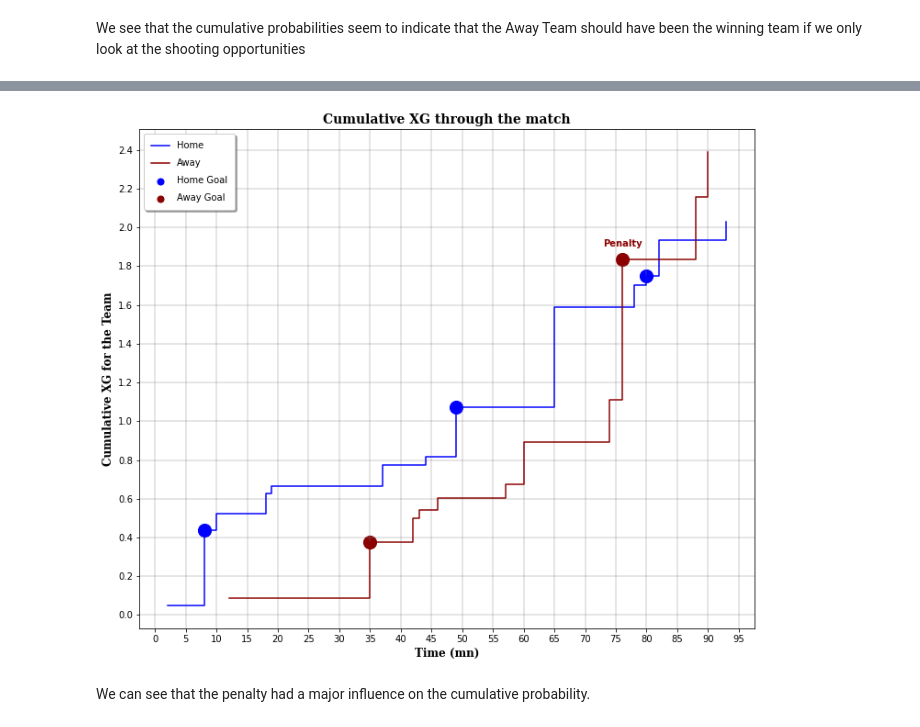
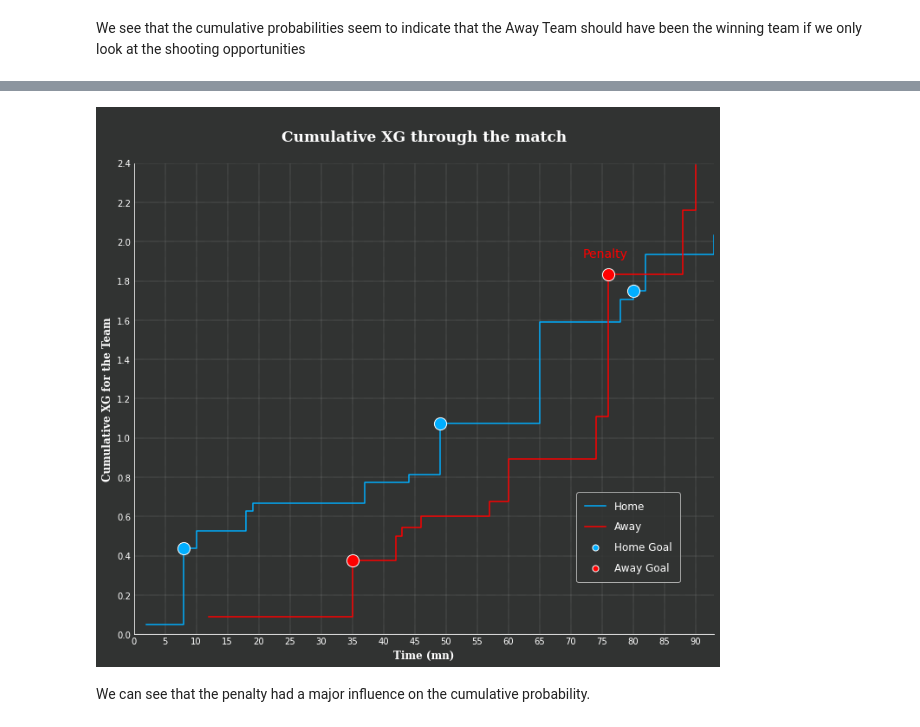
Before and after one commit to ChloeGobe/expected-goals, a Jupyter notebook: 2-match-analysis.ipynb, the cells around one changed output, grey strips where cells are left out. Saved outputs shown, nothing was run; the diff lists cells and outputs as text; code cells hidden in the pictures.

Commit message:
Fine tuning of the visualisations

```diff
--- a/2-match-analysis.ipynb
+++ b/2-match-analysis.ipynb
@@ -482,27 +546,60 @@ away_shots["cumulative-xg"] = away_shots["XG"].cumsum()
 # %%
 # Plot the probabilities evoluting during the game
 fig=plt.figure(figsize=(12,10))
 ax=fig.add_subplot(1,1,1)
 
+# Set the background color
+background = "#313332"
+ax.set_facecolor(background)
+fig.set_facecolor(background)
+
+# Set the grid
+ax.grid(color="lightgrey", linestyle="dotted", linewidth=0.4, zorder=1)
+
 # Plot the evolution of the cumulative probabilities
-ax.step(home_shots["minutes"], home_shots["cumulative-xg"], where="post",  label="Home", color="blue")
-ax.step(away_shots["minutes"], away_shots["cumulative-xg"], where="post",  label="Away", color="darkred")
+ax.step(home_shots["minutes"], home_shots["cumulative-xg"], where="post",  label="Home", color="#00aeff", zorder=2)
+ax.step(away_shots["minutes"], away_shots["cumulative-xg"], where="post",  label="Away", color="red", zorder=2)
 
 # Plot the goals
-ax.scatter(home_shots[home_shots["Goal"] == 1]["minutes"], home_shots[home_shots["Goal"] == 1]["cumulative-xg"], color="blue", s=200, label="Home Goal")
-ax.scatter(away_shots[away_shots["Goal"] == 1]["minutes"], away_shots[away_shots["Goal"] == 1]["cumulative-xg"], color="darkred", s=200, label="Away Goal")
-ax.text(73,1.90, "Penalty", color="darkred",fontweight="bold")
+ax.scatter(home_shots[home_shots["Goal"] == 1]["minutes"], home_shots[home_shots["Goal"] == 1]["cumulative-xg"],
+            color="#00aeff", s=200, label="Home Goal", edgecolor='w', zorder=3)
+ax.scatter(away_shots[away_shots["Goal"] == 1]["minutes"], away_shots[away_shots["Goal"] == 1]["cumulative-xg"],
+            color="red", s=200, label="Away Goal", edgecolor='w', zorder=3)
+ax.text(72,1.92, "Penalty", color="red", fontsize=14)
 
-plt.legend(loc='upper left',fontsize=10, markerscale=0.5,borderpad=0.8, labelspacing=0.9,shadow=True)
-plt.title("Cumulative XG through the match", fontsize=14, fontweight="bold", fontfamily="serif")
-plt.xlabel("Time (mn)", fontsize=12, fontweight="bold", fontfamily="serif")
-ax.grid(color="grey", linestyle="-", linewidth=0.4)
-plt.xticks([x for x in range(0,100,5)])
-plt.yticks([x/10 for x in range(0,25,2)])
-plt.ylabel("Cumulative XG for the Team", fontsize=12, fontweight="bold", fontfamily="serif")
+# Legend and title
+plt.legend(loc='lower right',bbox_to_anchor=[0.95,0.1],
+            facecolor = background,
+            fontsize=12, markerscale=0.5, borderpad=0.8,
+            labelspacing=0.9, labelcolor='w')
+
+plt.title("\nCumulative XG through the match\n", fontsize=17, fontweight='bold',fontfamily="serif", color='w')
+
+# Spines
+spines = ['top', 'left', 'right', 'bottom']
+for s in spines :
+    if s in ['top', 'right']:
+        ax.spines[s].set_visible(False)
+    else:
+        ax.spines[s].set_color('w')
+
+
+# Labels and ticks
+plt.xlabel("Time (mn)", fontsize=12, fontweight="bold", fontfamily="serif", color='w')
+plt.xticks([x for x in range(0,100,5)], color='w')
+plt.yticks([x/10 for x in range(0,25,2)], color='w')
+plt.ylabel("Cumulative XG for the Team", fontsize=12, fontweight="bold", fontfamily="serif", color='w')
+ax.tick_params(axis='both', length=0)
+
+# Set the limit for
+plt.xlim(0,93)
+plt.ylim(0,2.4)
+
+plt.savefig("img/cumulative-xg.png")
+
 plt.show()
 # %% [output]
-[figure, old version]
+[figure, new version]
 # %% [markdown]
 We can see that the penalty had a major influence on the cumulative probability.
 # %%
```
Also changed, not shown: parts of 11 cells of this notebook, 1 other file.
